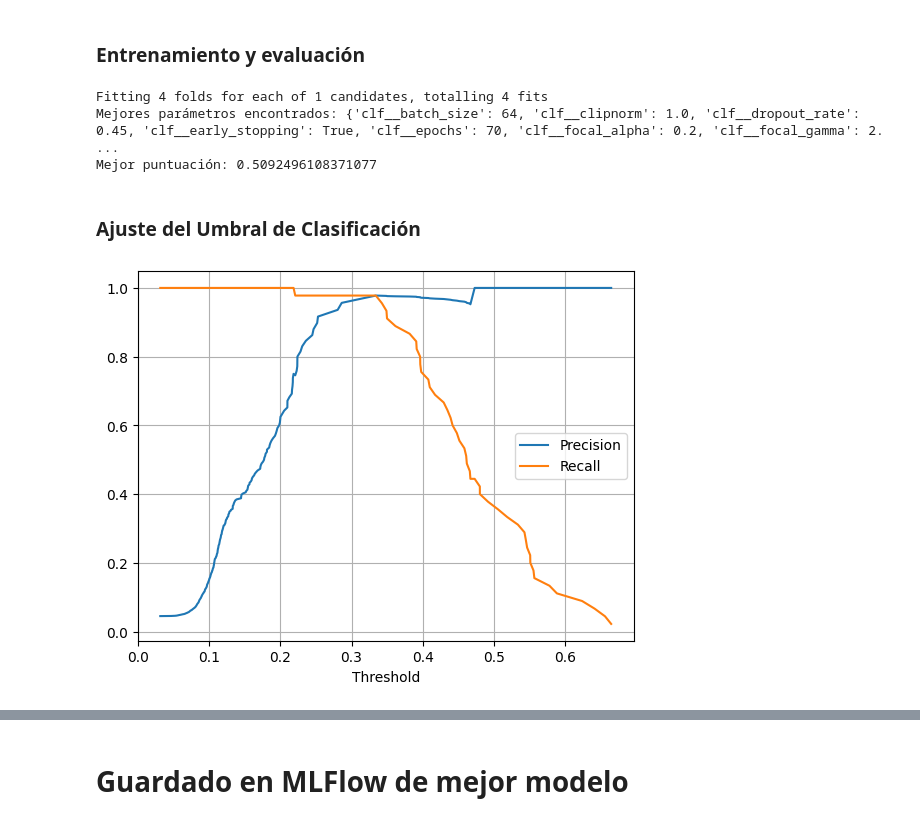
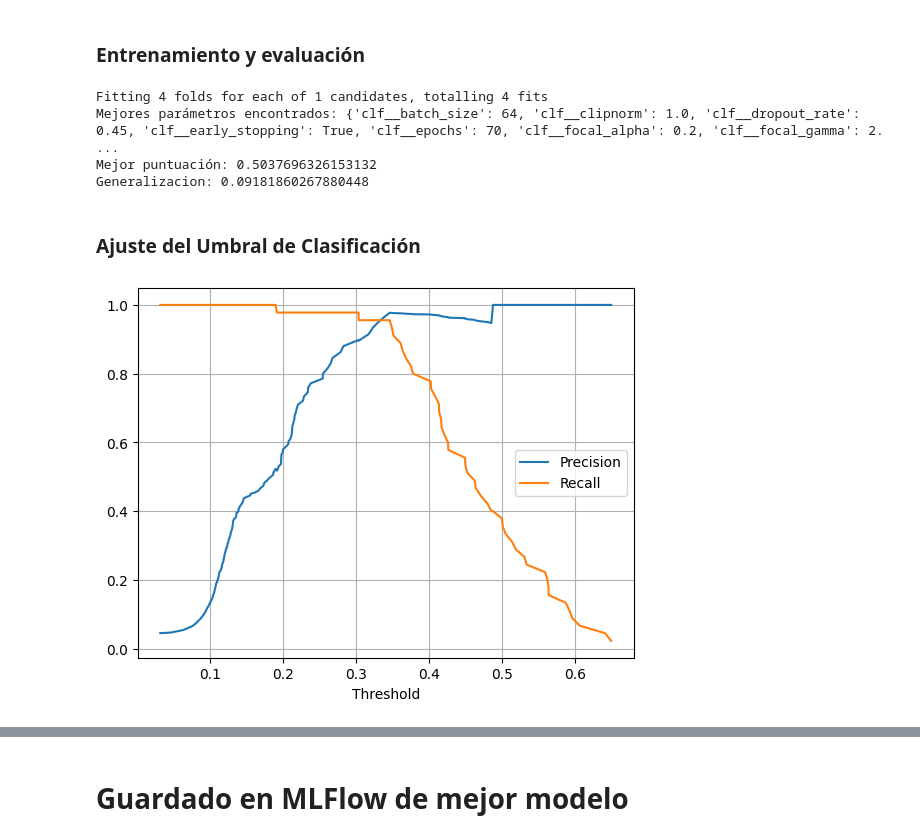
Before and after one commit to Camilabperez/Deteccion-fraude-ML, a Jupyter notebook: training/fraud-detection.ipynb, the cells around one changed output, grey strips where cells are left out. Cells and saved outputs as stored; diff of their text form; code cells hidden in the pictures.

```diff
--- a/training/fraud-detection.ipynb
+++ b/training/fraud-detection.ipynb
@@ -784,0 +743,22 @@ def sobremuestreo_de_datos(x, y):
+# %%
+pre = ColumnTransformer(
+    transformers=[
+        # Numéricas: imputar medianas
+        ('num', ImbPipeline([
+            ('imp', SimpleImputer(strategy='median')),
+            ('sc', MinMaxScaler())
+        ]), selector(dtype_include=['number'])),
+
+        # Categóricas: imputar más frecuente + OHE
+        ('cat', ImbPipeline([
+            ('imp', SimpleImputer(strategy='most_frequent')),
+            ('ohe', OneHotEncoder(handle_unknown='ignore', sparse_output=False)),
+        ]), selector(dtype_include=['object','string','category'])),
+    ],
+    remainder='drop'
+)
+
+
+data_prep = pre.fit_transform(x_data_fe)
+x_data_fe = pd.DataFrame(data_prep)
+x_data_fe
@@ -1233,10 +1248,13 @@ best_pipeline = grid_search_xgb.best_estimator_
 
 y_proba = best_pipeline.predict_proba(x_data_raw)[:, 1]  # Probabilidad de clase 1
 
-y_pred = (y_proba >= 0.75).astype(int)
+y_pred = (y_proba >= 0.79).astype(int)
 
 print("Matriz de confusión:\n", confusion_matrix(y_data, y_pred))
-print("\nReporte de clasificación:\n", classification_report(y_data, y_pred, digits=4))
+print("Accuracy:", accuracy_score(y_data, y_pred))
+print("Precision:", precision_score(y_data, y_pred))
+print("Recall:", recall_score(y_data, y_pred))
+print("F1:", f1_score(y_data, y_pred))
 print("AUC:", roc_auc_score(y_data, y_proba))
 
 
@@ -1841,7 +1852,7 @@ pipeline = ImbPipeline(steps=[
     ))
 ])
 
-grid_search = GridSearchCV(
+grid_search_nn = GridSearchCV(
     estimator = pipeline,
     param_grid = param_grid_nn_k4_core_2,
     scoring = scoring,
@@ -1852,18 +1863,18 @@ grid_search = GridSearchCV(
     return_train_score=True
 )
 
-grid_search.fit(x_data_raw, y_data)
+grid_search_nn.fit(x_data_raw, y_data)
 
-print("Mejores parámetros encontrados:", grid_search.best_params_)
-print("Mejor puntuación:", grid_search.best_score_)
+print("Mejores parámetros encontrados:", grid_search_nn.best_params_)
+print("Mejor puntuación:", grid_search_nn.best_score_)
 
 # Exportar resultados
-results_df = pd.DataFrame(grid_search.cv_results_)
+results_df = pd.DataFrame(grid_search_nn.cv_results_)
 results_df["auc_gap"] = results_df["mean_train_auc"] - results_df["mean_test_auc"]
+print("Generalizacion:", results_df["auc_gap"][0])
 results_df.to_csv("resultados/red_neuronal_grid_search.csv", index=False, sep='|', decimal=',')
-
-# Mejor puntuación: 0.557998836532868
 # %% [output]
 Fitting 4 folds for each of 1 candidates, totalling 4 fits
 Mejores parámetros encontrados: {'clf__batch_size': 64, 'clf__clipnorm': 1.0, 'clf__dropout_rate': 0.45, 'clf__early_stopping': True, 'clf__epochs': 70, 'clf__focal_alpha': 0.2, 'clf__focal_gamma': 2. ...
-Mejor puntuación: 0.5092496108371077
+Mejor puntuación: 0.5037696326153132
+Generalizacion: 0.09181860267880448
@@ -1873,17 +1882,17 @@ results_df.to_csv("resultados/red_neuronal_grid_search_.csv", index=False)
 ### Ajuste del Umbral de Clasificación
 # %%
 # Después del fit
-y_scores = grid_search.predict_proba(x_data_raw)[:, 1]
+y_scores = grid_search_nn.predict_proba(x_data_raw)[:, 1]
 prec, rec, thresholds = precision_recall_curve(y_data, y_scores)
 
 # Plot para elegir punto de corte
 plt.plot(thresholds, prec[:-1], label='Precision')
 plt.plot(thresholds, rec[:-1], label='Recall')
 plt.xlabel('Threshold')
 plt.legend()
 plt.grid()
 plt.show()
 # %% [output]
-[figure, old version]
+[figure, new version]
 # %%
 # Obtener el mejor pipeline entrenado
```
Also changed, not shown: parts of 49 cells of this notebook, 5 other files.
